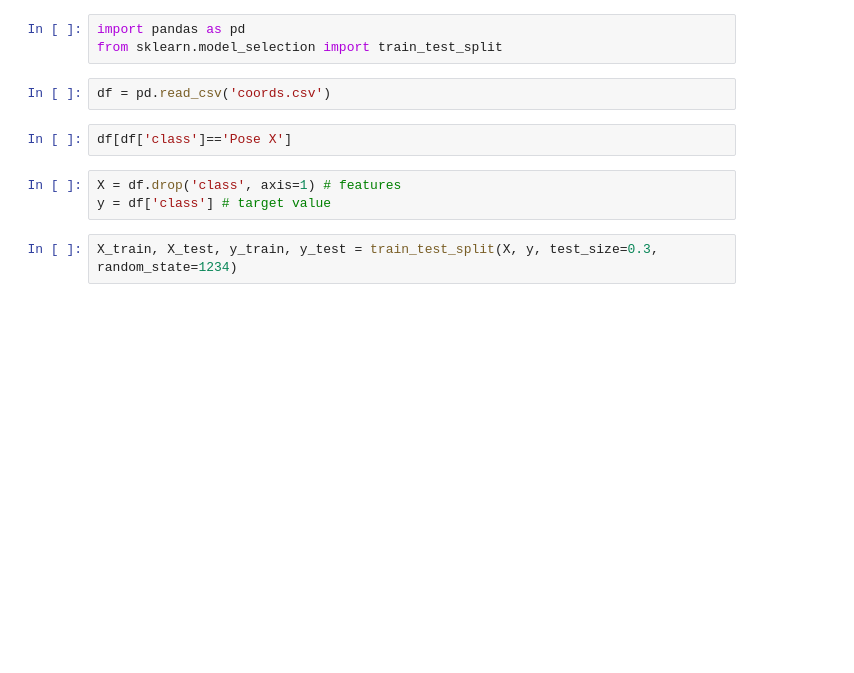
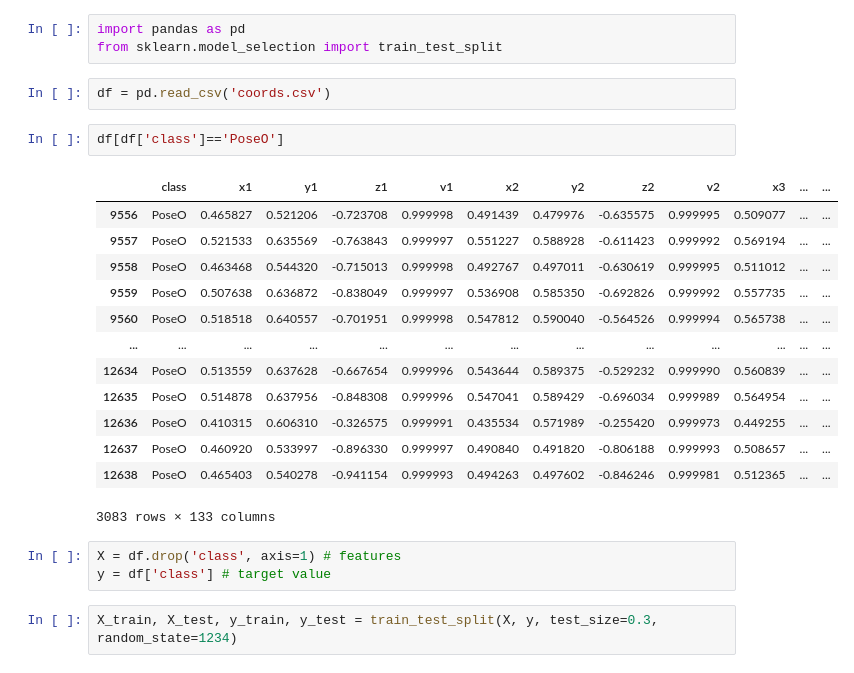
Before and after one commit to frontdoorrr/motion_detection, a Jupyter notebook: model_detection/Motion Detection - Train.ipynb, the cells around one changed output. Cells and saved outputs as stored; diff of their text form; blank space fills up the shorter version.

```diff
--- a/model_detection/Motion Detection - Train.ipynb
+++ b/model_detection/Motion Detection - Train.ipynb
@@ -121,7 +180,21 @@ from sklearn.model_selection import train_test_split
 # %%
 df = pd.read_csv('coords.csv')
 # %%
-df[df['class']=='Pose X']
+df[df['class']=='PoseO']
+# %% [output]
+|  | class | x1 | y1 | z1 | v1 | x2 | y2 | z2 | v2 | x3 | ... | ... |
+| 9556 | PoseO | 0.465827 | 0.521206 | -0.723708 | 0.999998 | 0.491439 | 0.479976 | -0.635575 | 0.999995 | 0.509077 | ... | ... |
+| 9557 | PoseO | 0.521533 | 0.635569 | -0.763843 | 0.999997 | 0.551227 | 0.588928 | -0.611423 | 0.999992 | 0.569194 | ... | ... |
+| 9558 | PoseO | 0.463468 | 0.544320 | -0.715013 | 0.999998 | 0.492767 | 0.497011 | -0.630619 | 0.999995 | 0.511012 | ... | ... |
+| 9559 | PoseO | 0.507638 | 0.636872 | -0.838049 | 0.999997 | 0.536908 | 0.585350 | -0.692826 | 0.999992 | 0.557735 | ... | ... |
+| 9560 | PoseO | 0.518518 | 0.640557 | -0.701951 | 0.999998 | 0.547812 | 0.590040 | -0.564526 | 0.999994 | 0.565738 | ... | ... |
+| ... | ... | ... | ... | ... | ... | ... | ... | ... | ... | ... | ... | ... |
+| 12634 | PoseO | 0.513559 | 0.637628 | -0.667654 | 0.999996 | 0.543644 | 0.589375 | -0.529232 | 0.999990 | 0.560839 | ... | ... |
+| 12635 | PoseO | 0.514878 | 0.637956 | -0.848308 | 0.999996 | 0.547041 | 0.589429 | -0.696034 | 0.999989 | 0.564954 | ... | ... |
+| 12636 | PoseO | 0.410315 | 0.606310 | -0.326575 | 0.999991 | 0.435534 | 0.571989 | -0.255420 | 0.999973 | 0.449255 | ... | ... |
+| 12637 | PoseO | 0.460920 | 0.533997 | -0.896330 | 0.999997 | 0.490840 | 0.491820 | -0.806188 | 0.999993 | 0.508657 | ... | ... |
+| 12638 | PoseO | 0.465403 | 0.540278 | -0.941154 | 0.999993 | 0.494263 | 0.497602 | -0.846246 | 0.999981 | 0.512365 | ... | ... |
+3083 rows × 133 columns
 # %%
 X = df.drop('class', axis=1) # features
 y = df['class'] # target value
```
Also changed, not shown: parts of 16 cells of this notebook, 4 other files.
